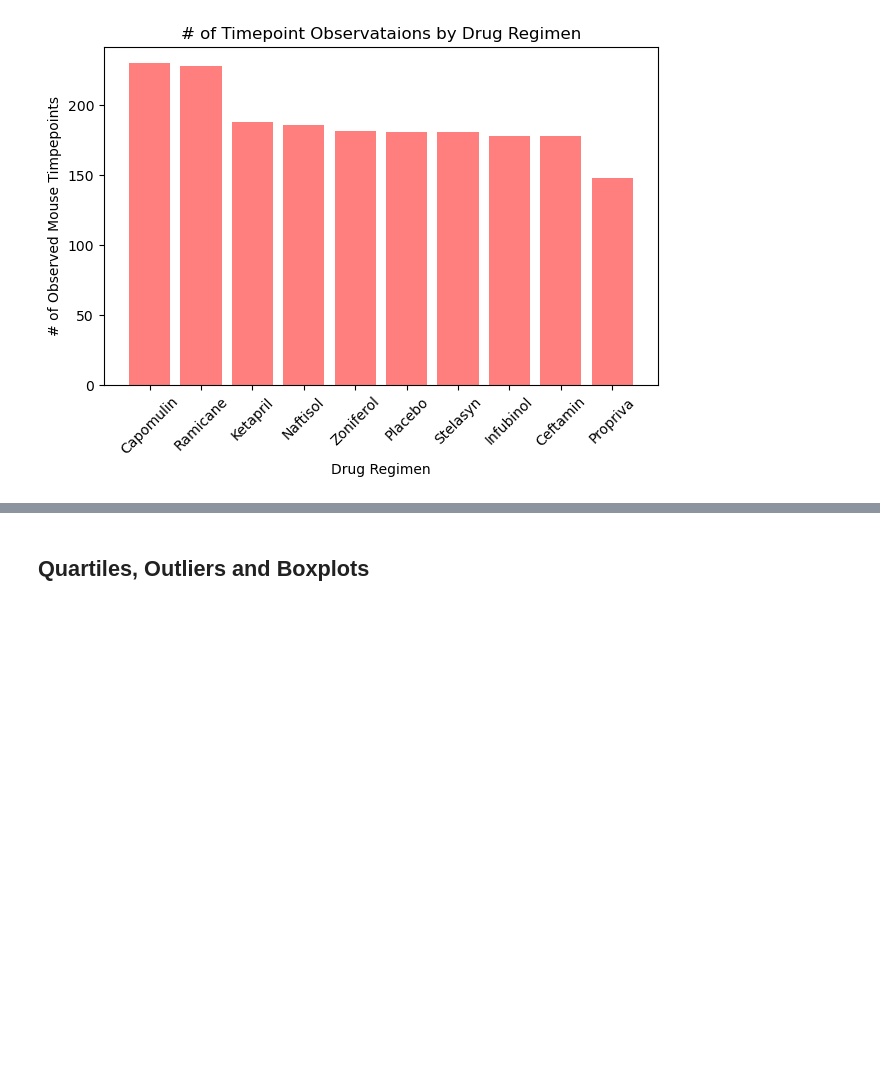
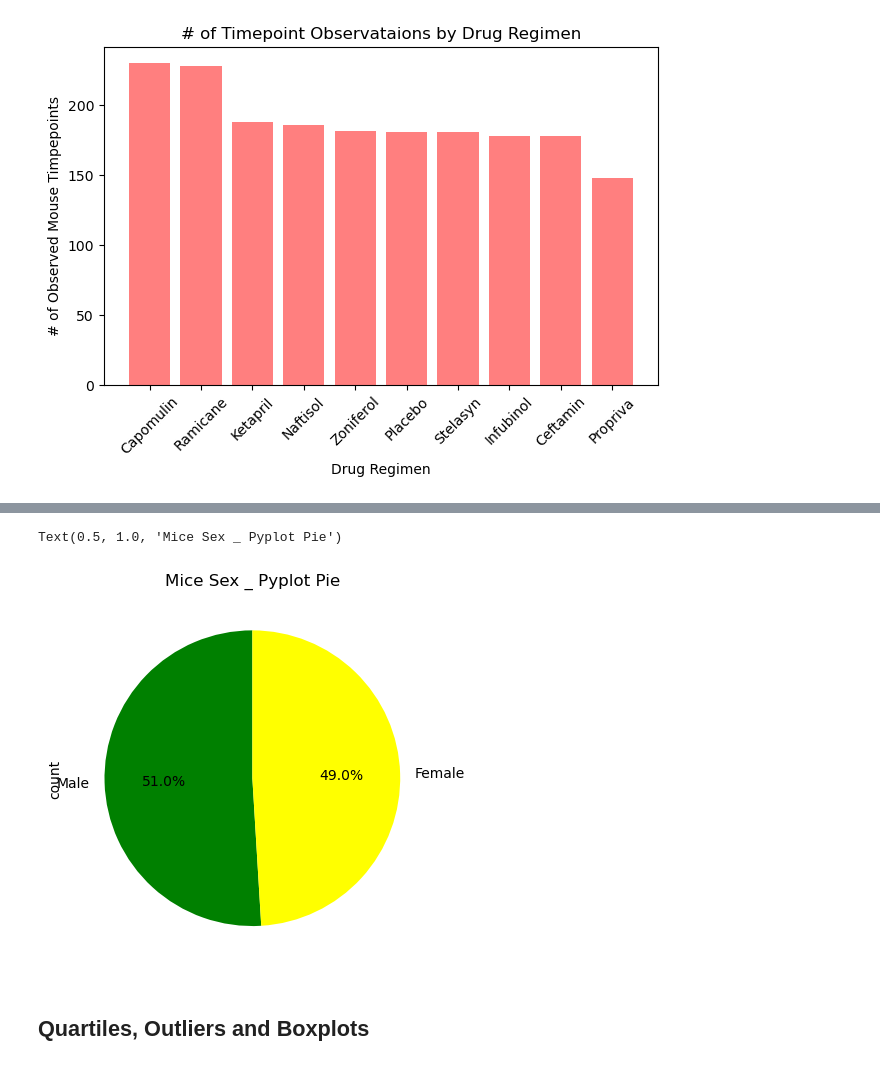
Before and after one commit to sloucel/Data_Visualization_Challenge, a Jupyter notebook: Pymaceuticals/pymaceuticals_starter.ipynb, the cells around one changed output, grey strips where cells are left out. Cells and saved outputs as stored; diff of their text form; code cells hidden in the pictures; blank space fills up the shorter version.

```diff
--- a/Pymaceuticals/pymaceuticals_starter.ipynb
+++ b/Pymaceuticals/pymaceuticals_starter.ipynb
@@ -291,3 +302,21 @@ rows_by_regimen = clean_mouseid_df['Drug Regimen'].value_counts()
+# %%
+# Generate a pie plot showing the distribution of female versus male mice using pyplot
+
+# Define variables for pie chart
+rows_by_sex = clean_mouseid_df['Sex'].value_counts()
+colors_2 = ['green', 'yellow']
+
+# Create Pier chart with pandas
+rows_by_sex.plot(kind='pie',
+                 colors=colors_2,
+                 autopct='%1.1f%%',
+                 startangle=90)
+
+# Create Title
+plt.title('Mice Sex _ Pyplot Pie')
+# %% [output]
+Text(0.5, 1.0, 'Mice Sex _ Pyplot Pie')
+[figure, added]
 # %% [markdown]
 ## Quartiles, Outliers and Boxplots
 # %%
```
Also changed, not shown: parts of 4 cells of this notebook, 1 other file.
